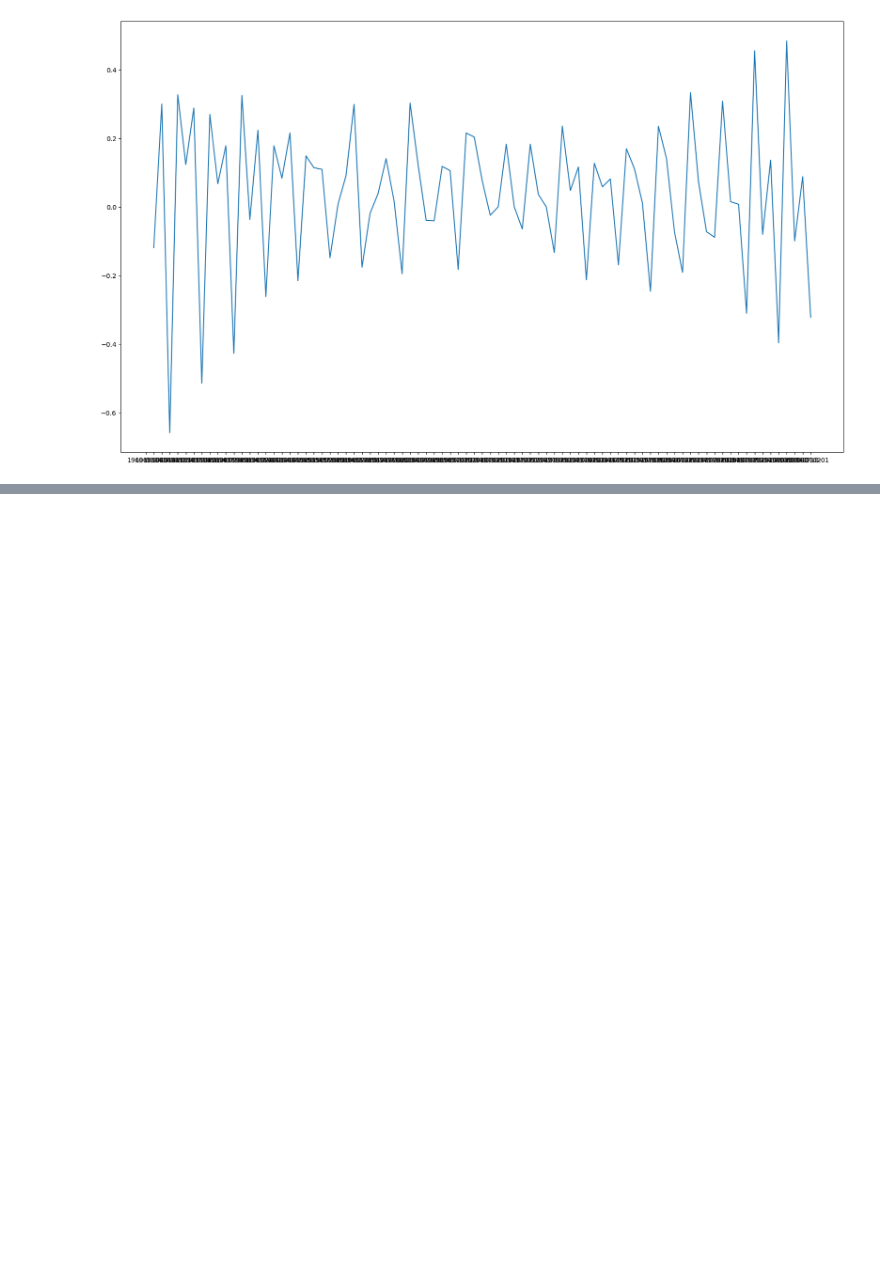
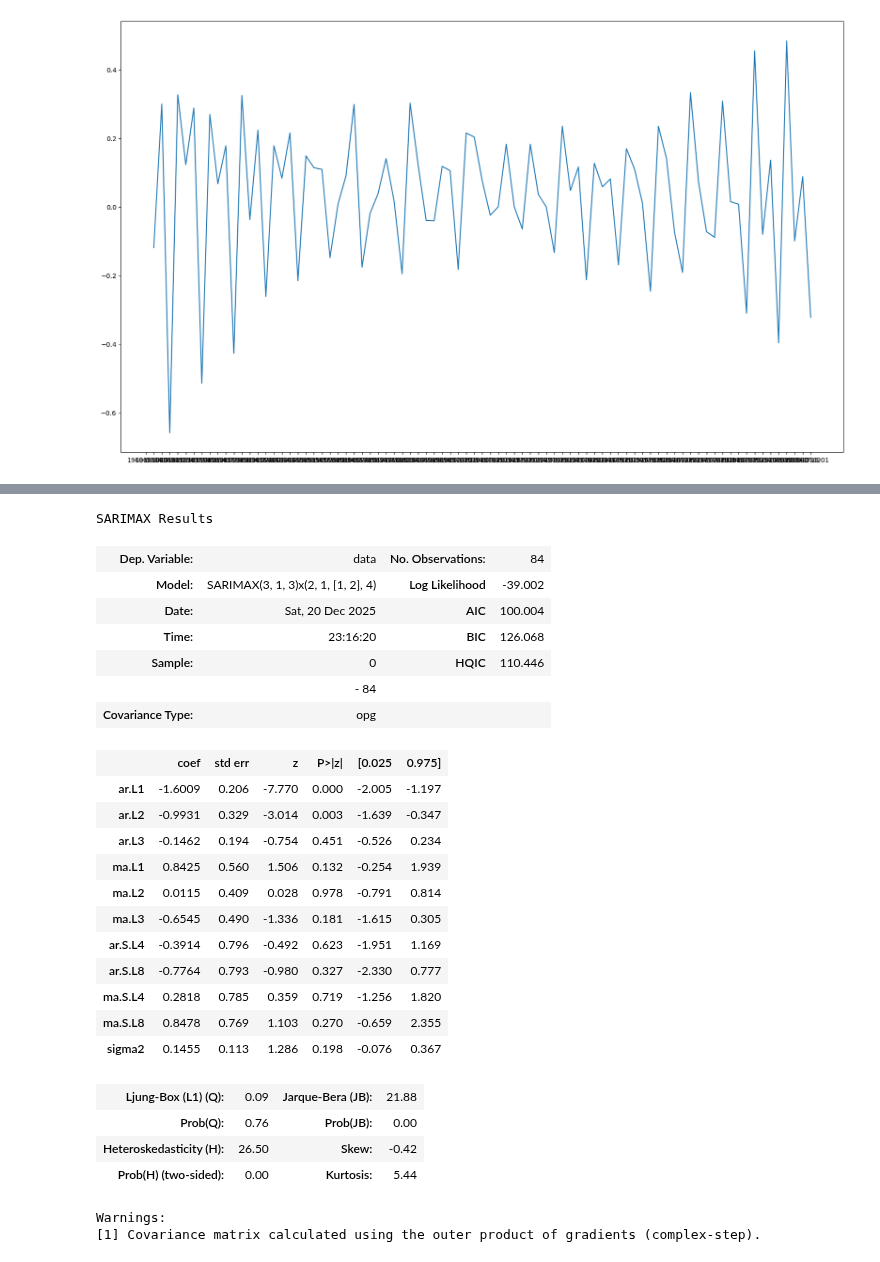
Before and after one commit to najibifar/Data_Analysis, a Jupyter notebook: Modling/Classification/TimeSeries001.ipynb, the cells around one changed output, grey strips where cells are left out. Saved outputs shown, nothing was run; the diff lists cells and outputs as text; code cells hidden in the pictures; blank space fills up the shorter version.

```diff
--- a/Modling/Classification/TimeSeries001.ipynb
+++ b/Modling/Classification/TimeSeries001.ipynb
@@ -77,0 +140,29 @@ data =
+# %%
+res.summary()
+# %% [output]
+SARIMAX Results
+| Dep. Variable: | data | No. Observations: | 84 |
+| Model: | SARIMAX(3, 1, 3)x(2, 1, [1, 2], 4) | Log Likelihood | -39.002 |
+| Date: | Sat, 20 Dec 2025 | AIC | 100.004 |
+| Time: | 23:16:20 | BIC | 126.068 |
+| Sample: | 0 | HQIC | 110.446 |
+|  | - 84 |  |  |
+| Covariance Type: | opg |  |  |
+|  | coef | std err | z | P>|z| | [0.025 | 0.975] |
+| ar.L1 | -1.6009 | 0.206 | -7.770 | 0.000 | -2.005 | -1.197 |
+| ar.L2 | -0.9931 | 0.329 | -3.014 | 0.003 | -1.639 | -0.347 |
+| ar.L3 | -0.1462 | 0.194 | -0.754 | 0.451 | -0.526 | 0.234 |
+| ma.L1 | 0.8425 | 0.560 | 1.506 | 0.132 | -0.254 | 1.939 |
+| ma.L2 | 0.0115 | 0.409 | 0.028 | 0.978 | -0.791 | 0.814 |
+| ma.L3 | -0.6545 | 0.490 | -1.336 | 0.181 | -1.615 | 0.305 |
+| ar.S.L4 | -0.3914 | 0.796 | -0.492 | 0.623 | -1.951 | 1.169 |
+| ar.S.L8 | -0.7764 | 0.793 | -0.980 | 0.327 | -2.330 | 0.777 |
+| ma.S.L4 | 0.2818 | 0.785 | 0.359 | 0.719 | -1.256 | 1.820 |
+| ma.S.L8 | 0.8478 | 0.769 | 1.103 | 0.270 | -0.659 | 2.355 |
+| sigma2 | 0.1455 | 0.113 | 1.286 | 0.198 | -0.076 | 0.367 |
+| Ljung-Box (L1) (Q): | 0.09 | Jarque-Bera (JB): | 21.88 |
+| Prob(Q): | 0.76 | Prob(JB): | 0.00 |
+| Heteroskedasticity (H): | 26.50 | Skew: | -0.42 |
+| Prob(H) (two-sided): | 0.00 | Kurtosis: | 5.44 |
+Warnings:
+[1] Covariance matrix calculated using the outer product of gradients (complex-step).
```
Also changed, not shown: parts of 12 cells of this notebook.
